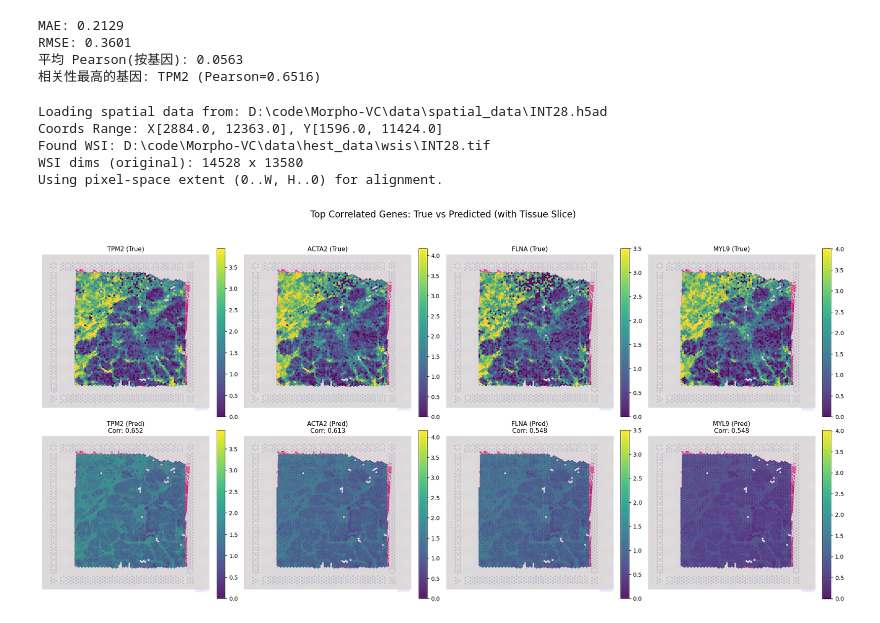
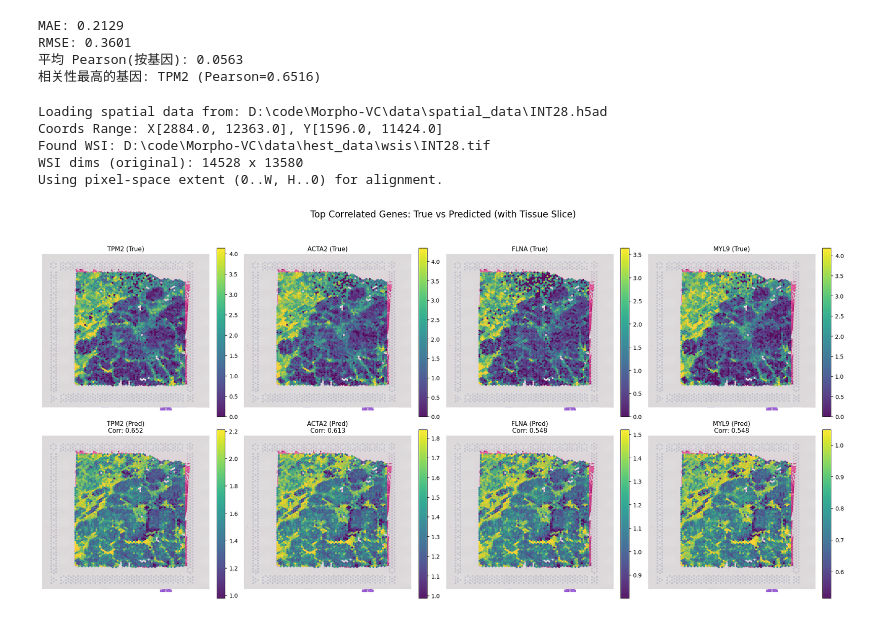
Before and after one commit to StickTaTa/Morpho-VC, a Jupyter notebook: benchmark/01_HisToGene_benchmark.ipynb, the cells around one changed output. Cells and saved outputs as stored; diff of their text form; code cells hidden in the pictures.

```diff
--- a/benchmark/01_HisToGene_benchmark.ipynb
+++ b/benchmark/01_HisToGene_benchmark.ipynb
@@ -363,6 +363,26 @@ import matplotlib.pyplot as plt
 
 # Optional: background loading
 from PIL import Image
+
+
+def robust_vmin_vmax(arr, p_low=1, p_high=99):
+    """
+    Compute (vmin, vmax) from *this panel's* values only (robust percentiles).
+    Each panel (each subplot) can have its own scale.
+    """
+    a = np.asarray(arr, dtype=float)
+    a = a[np.isfinite(a)]
+    if a.size == 0:
+        return 0.0, 1.0
+
+    vmin, vmax = np.percentile(a, [p_low, p_high])
+    if (not np.isfinite(vmin)) or (not np.isfinite(vmax)) or (vmin == vmax):
+        vmin, vmax = float(np.min(a)), float(np.max(a))
+        if vmin == vmax:
+            eps = 1e-6 if vmin == 0 else abs(vmin) * 1e-6
+            vmin, vmax = vmin - eps, vmax + eps
+    return vmin, vmax
+
 
 # ----------------------------
 # 0) Paths & IDs
@@ -477,7 +497,7 @@ if n_show == 0:
 
 # ----------------------------
 # 4) Plot (2 rows: True vs Pred) + background slice
-#    - Use shared (per-gene) scaling between True & Pred for fair comparison
+#    - ✅ NO shared scaling: each panel (each subplot) has its own vmin/vmax
 # ----------------------------
 fig, axes = plt.subplots(2, n_show, figsize=(5 * n_show, 10))
 if n_show == 1:
@@ -492,42 +512,44 @@ for i, (gene_idx, corr) in enumerate(top4_genes):
     gt_expr = true_bag[:, gene_idx]
     pr_expr = pred_bag[:, gene_idx]
 
-    # Shared dynamic range per gene (robust to outliers)
-    both = np.concatenate([gt_expr, pr_expr]).astype(float)
-    vmin, vmax = np.nanpercentile(both, 1), np.nanpercentile(both, 99)
-    if not np.isfinite(vmin) or not np.isfinite(vmax) or vmin == vmax:
-        vmin, vmax = np.nanmin(both), np.nanmax(both)
+    # ✅ Panel-wise dynamic range (robust to outliers)
+    vmin_gt, vmax_gt = robust_vmin_vmax(gt_expr, p_low=1, p_high=99)
+    vmin_pr, vmax_pr = robust_vmin_vmax(pr_expr, p_low=1, p_high=99)
 
     # --- Row 1: Ground Truth ---
     ax_gt = axes[0, i]
     if bg_img is not None and bg_extent is not None:
         ax_gt.imshow(bg_img, extent=bg_extent)
-    sc_gt = ax_gt.scatter(x, y, c=gt_expr, cmap="viridis", s=12, alpha=0.9,
-                          vmin=vmin, vmax=vmax, edgecolors="none")
+    sc_gt = ax_gt.scatter(
+        x, y, c=gt_expr, cmap="viridis", s=12, alpha=0.9,
+        vmin=vmin_gt, vmax=vmax_gt, edgecolors="none"
+    )
     ax_gt.set_title(f"{gene_name} (True)", fontsize=11)
     ax_gt.axis("off")
     if bg_img is None:
         ax_gt.invert_yaxis()
     plt.colorbar(sc_gt, ax=ax_gt, fraction=0.046, pad=0.04)
 
     # --- Row 2: Prediction ---
     ax_pr = axes[1, i]
     if bg_img is not None and bg_extent is not None:
         ax_pr.imshow(bg_img, extent=bg_extent)
-    sc_pr = ax_pr.scatter(x, y, c=pr_expr, cmap="viridis", s=12, alpha=0.9,
-                          vmin=vmin, vmax=vmax, edgecolors="none")
+    sc_pr = ax_pr.scatter(
+        x, y, c=pr_expr, cmap="viridis", s=12, alpha=0.9,
+        vmin=vmin_pr, vmax=vmax_pr, edgecolors="none"
+    )
     ax_pr.set_title(f"{gene_name} (Pred)\nCorr: {corr:.3f}", fontsize=11)
     ax_pr.axis("off")
     if bg_img is None:
         ax_pr.invert_yaxis()
     plt.colorbar(sc_pr, ax=ax_pr, fraction=0.046, pad=0.04)
 
 plt.tight_layout(rect=[0, 0, 1, 0.95])
 plt.show()
 # %% [output]
 Loading spatial data from: D:\code\Morpho-VC\data\spatial_data\INT28.h5ad
 Coords Range: X[2884.0, 12363.0], Y[1596.0, 11424.0]
 Found WSI: D:\code\Morpho-VC\data\hest_data\wsis\INT28.tif
 WSI dims (original): 14528 x 13580
 Using pixel-space extent (0..W, H..0) for alignment.
-[figure, old version]
+[figure, new version]
```
